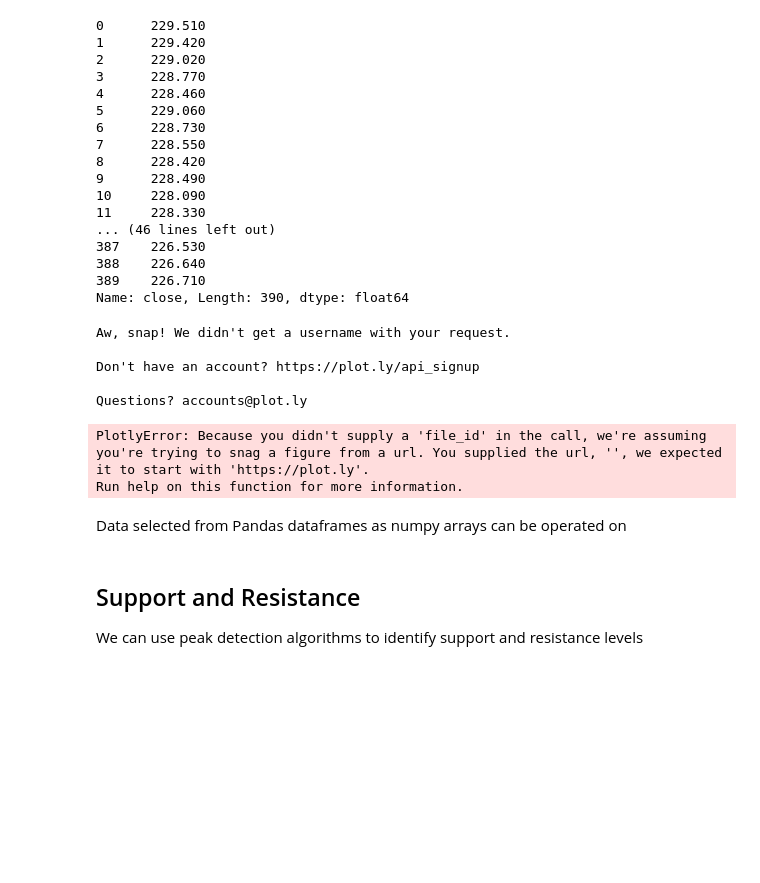
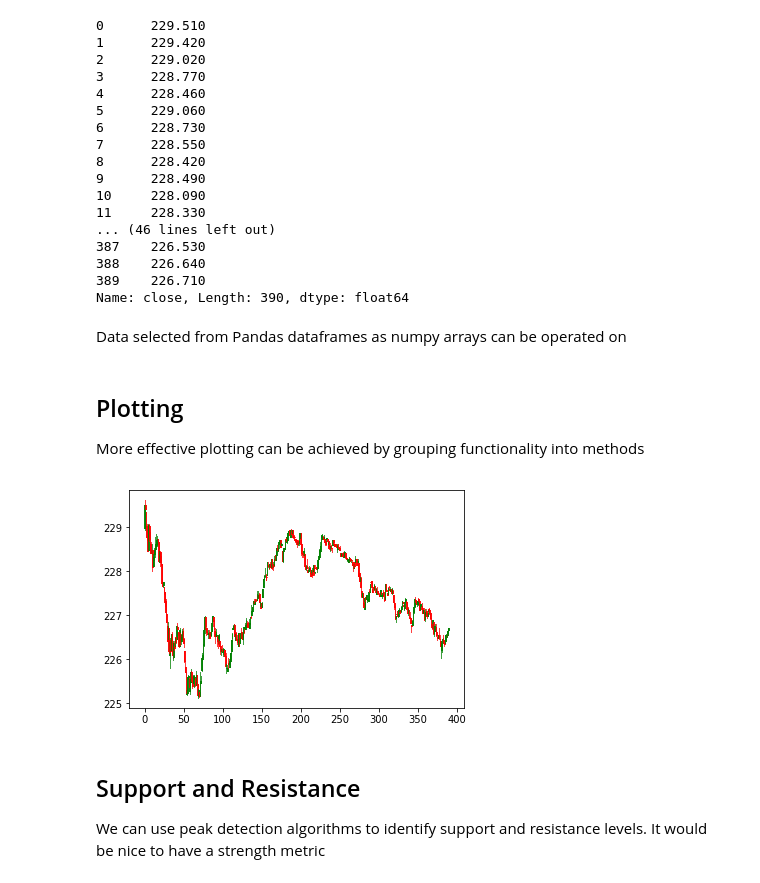
Before and after one commit to TidalPaladin/trader, a Jupyter notebook: trader-theory.ipynb, the cells around one changed output. Cells and saved outputs as stored; diff of their text form; code cells hidden in the pictures; blank space fills up the shorter version.

```diff
--- a/trader-theory.ipynb
+++ b/trader-theory.ipynb
@@ -209,21 +164,5 @@ df.close
 388    226.640
 389    226.710
 Name: close, Length: 390, dtype: float64
-# %%
-trace = go.Candlestick(x=df.label.values,
-                       open=df.open.values,
-                       high=df.high.values,
-                       low=df.low.values,
-                       close=df.close.values)
-data = [trace]
-py.iplot(data)
-# %% [output]
-Aw, snap! We didn't get a username with your request.
-
-Don't have an account? https://plot.ly/api_signup
-
-Questions? accounts@plot.ly
-PlotlyError: Because you didn't supply a 'file_id' in the call, we're assuming you're trying to snag a figure from a url. You supplied the url, '', we expected it to start with 'https://plot.ly'.
-Run help on this function for more information.
 # %% [markdown]
 Data selected from Pandas dataframes as numpy arrays can be operated on
@@ -232,4 +169,33 @@ close = df.close.values
+# %% [markdown]
+## Plotting
+
+More effective plotting can be achieved by grouping functionality into methods
+# %%
+def plot_chart(df, lines, scatters, num=None, **kwargs):
+    # Create subplot and draw candles
+    ax = plt.subplot()
+    fin.candlestick2_ohlc(ax,
+                          df.open.values,
+                          df.high.values,
+                          df.low.values,
+                          df.close.values,
+                          width=1,
+                      colorup='g', colordown='r', alpha=0.75)
+
+    for study in lines:
+        plt.plot(study[:,0], study[:,1], linestyle='-')
+
+    for study in scatters:
+        plt.plot(study[:,0], study[:,1], linestyle='none', marker='o')
+
+    if num:
+        plt.xlim([len(df.close.values)-num, len(df.close.values)])
+    plt.show()
+
+plot_chart(df, [], [])
+# %% [output]
+[figure, added]
 # %% [markdown]
 ## Support and Resistance
 
-We can use peak detection algorithms to identify support and resistance levels
+We can use peak detection algorithms to identify support and resistance levels. It would be nice to have a strength metric
```
Also changed, not shown: parts of 20 cells of this notebook, 2 other files.
